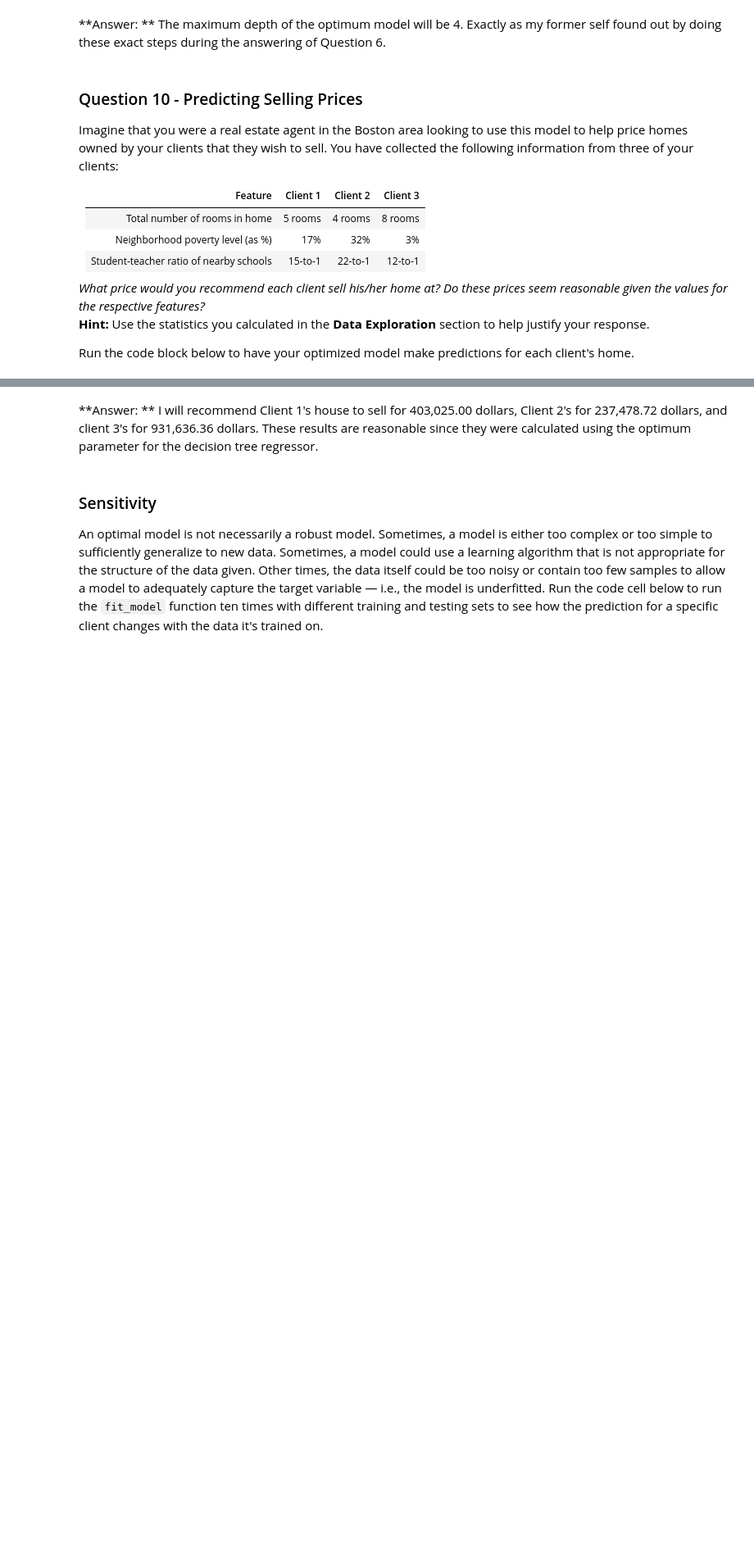
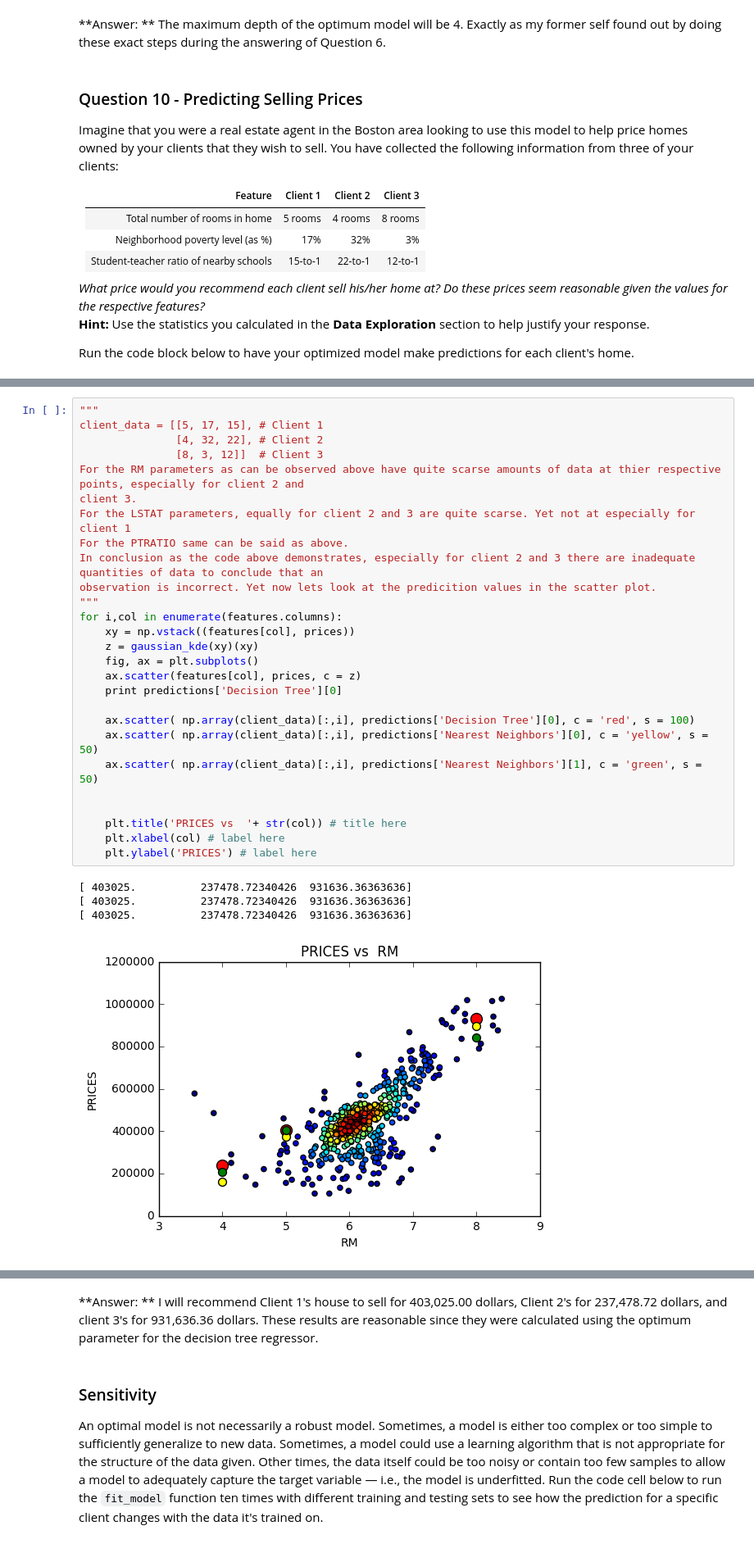
Before and after one commit to isamu-isozaki/Machine-Learning, a Jupyter notebook: Machine learning Nanodegree/boston_housing/boston_housing.ipynb, the cells around one changed output, grey strips where cells are left out. Shown at 82% size. Drawn from its saved outputs; the diff is of its cells as text; blank space fills up the shorter version.

```diff
--- a/Machine learning Nanodegree/boston_housing/boston_housing.ipynb
+++ b/Machine learning Nanodegree/boston_housing/boston_housing.ipynb
@@ -435,0 +498,32 @@ The predicted 5 nearest neighbors price for home 3 is: $897,120.00
+# %%
+"""
+client_data = [[5, 17, 15], # Client 1
+               [4, 32, 22], # Client 2
+               [8, 3, 12]]  # Client 3
+For the RM parameters as can be observed above have quite scarse amounts of data at thier respective points, especially for client 2 and
+client 3.
+For the LSTAT parameters, equally for client 2 and 3 are quite scarse. Yet not at especially for client 1
+For the PTRATIO same can be said as above.
+In conclusion as the code above demonstrates, especially for client 2 and 3 there are inadequate quantities of data to conclude that an
+observation is incorrect. Yet now lets look at the predicition values in the scatter plot.
+"""
+for i,col in enumerate(features.columns):
+    xy = np.vstack((features[col], prices))
+    z = gaussian_kde(xy)(xy)
+    fig, ax = plt.subplots()
+    ax.scatter(features[col], prices, c = z)
+    print predictions['Decision Tree'][0]
+
+    ax.scatter( np.array(client_data)[:,i], predictions['Decision Tree'][0], c = 'red', s = 100)
+    ax.scatter( np.array(client_data)[:,i], predictions['Nearest Neighbors'][0], c = 'yellow', s = 50)
+    ax.scatter( np.array(client_data)[:,i], predictions['Nearest Neighbors'][1], c = 'green', s = 50)
+
+
+    plt.title('PRICES vs  '+ str(col)) # title here
+    plt.xlabel(col) # label here
+    plt.ylabel('PRICES') # label here
+# %% [output]
+[ 403025.          237478.72340426  931636.36363636]
+[ 403025.          237478.72340426  931636.36363636]
+[ 403025.          237478.72340426  931636.36363636]
+[figure, added]
```
Also changed, not shown: parts of 19 cells of this notebook, 2 other files.
